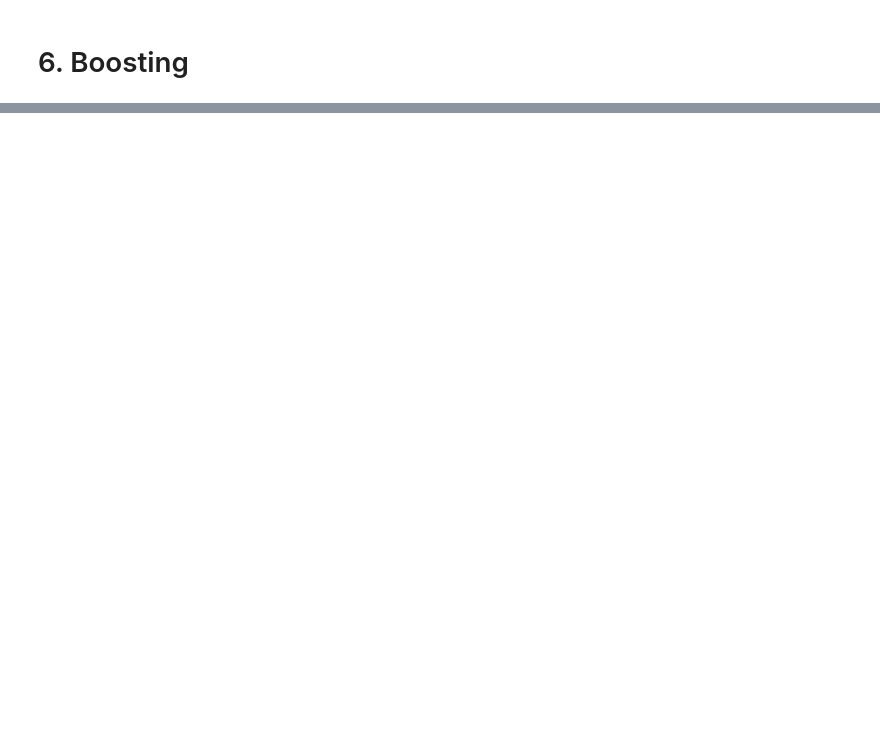
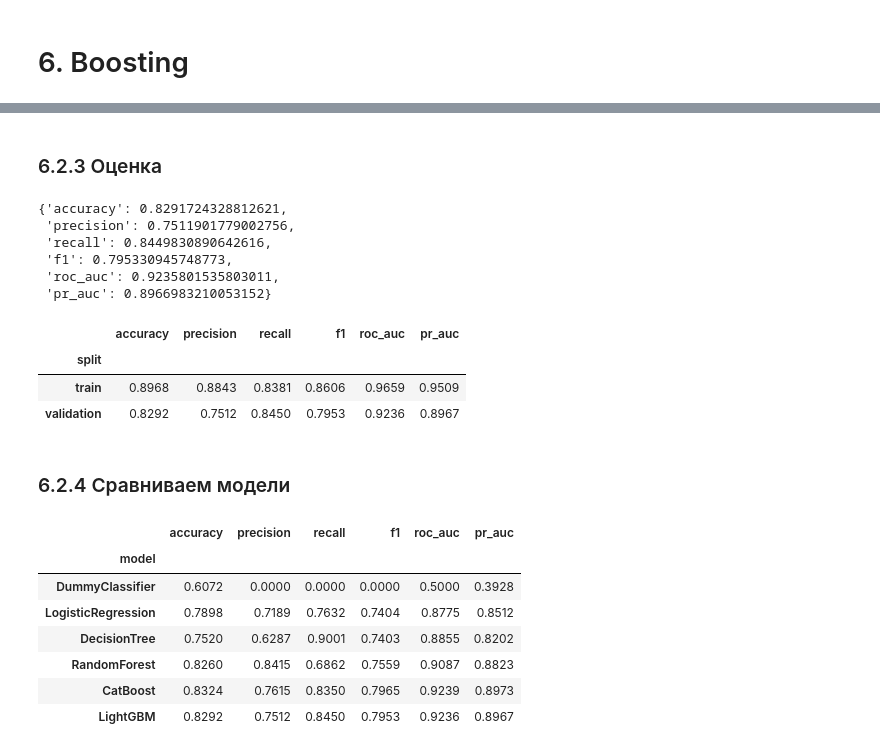
Before and after one commit to novaeKH/hotel-cancellation-ml, a Jupyter notebook: notebooks/05_models.ipynb, the cells around one changed output, grey strips where cells are left out. Drawn from its saved outputs; the diff is of its cells as text; code cells hidden in the pictures; blank space fills up the shorter version.

```diff
--- a/notebooks/05_models.ipynb
+++ b/notebooks/05_models.ipynb
@@ -18,0 +402,3 @@
+# %%
+X_train_cb = X_train.copy()
+X_val_cb = X_val.copy()
@@ -18,0 +565,22 @@
+# %%
+import lightgbm as lgb
+from lightgbm import LGBMClassifier
+
+lightgbm_model = LGBMClassifier(
+    n_estimators=2000,
+    learning_rate=0.05,
+    num_leaves=31,
+    random_state=42,
+    n_jobs=-1
+)
+# %%
+lightgbm_model.fit(
+    X_train_enc,
+    y_train,
+    eval_set=[(X_val_enc, y_val)],
+    eval_metric="auc",
+    callbacks=[
+        lgb.early_stopping(100),
+        lgb.log_evaluation(100)
+    ]
+)
@@ -18,0 +604,55 @@
+# %% [markdown]
+### 6.2.3 Оценка
+# %%
+lightgbm_results = evaluate_model(
+    lightgbm_model,
+    X_val_enc,
+    y_val
+)
+
+lightgbm_results
+# %% [output]
+{'accuracy': 0.8291724328812621,
+ 'precision': 0.7511901779002756,
+ 'recall': 0.8449830890642616,
+ 'f1': 0.795330945748773,
+ 'roc_auc': 0.9235801535803011,
+ 'pr_auc': 0.8966983210053152}
+# %%
+lightgbm_train_results = evaluate_model(
+    lightgbm_model,
+    X_train_enc,
+    y_train
+)
+
+pd.DataFrame([
+    {"split": "train", **lightgbm_train_results},
+    {"split": "validation", **lightgbm_results}
+]).set_index("split").round(4)
+# %% [output]
+|  | accuracy | precision | recall | f1 | roc_auc | pr_auc |
+| split |  |  |  |  |  |  |
+| train | 0.8968 | 0.8843 | 0.8381 | 0.8606 | 0.9659 | 0.9509 |
+| validation | 0.8292 | 0.7512 | 0.8450 | 0.7953 | 0.9236 | 0.8967 |
+# %% [markdown]
+### 6.2.4 Сравниваем модели
+# %%
+results = pd.DataFrame([
+    {"model": "DummyClassifier", **dummy_results},
+    {"model": "LogisticRegression", **logreg_results},
+    {"model": "DecisionTree", **tree_val_results},
+    {"model": "RandomForest", **rf_results},
+    {"model": "CatBoost", **catboost_results},
+    {"model": "LightGBM", **lightgbm_results}
+])
+
+results.set_index("model").round(4)
+# %% [output]
+|  | accuracy | precision | recall | f1 | roc_auc | pr_auc |
+| model |  |  |  |  |  |  |
+| DummyClassifier | 0.6072 | 0.0000 | 0.0000 | 0.0000 | 0.5000 | 0.3928 |
+| LogisticRegression | 0.7898 | 0.7189 | 0.7632 | 0.7404 | 0.8775 | 0.8512 |
+| DecisionTree | 0.7520 | 0.6287 | 0.9001 | 0.7403 | 0.8855 | 0.8202 |
+| RandomForest | 0.8260 | 0.8415 | 0.6862 | 0.7559 | 0.9087 | 0.8823 |
+| CatBoost | 0.8324 | 0.7615 | 0.8350 | 0.7965 | 0.9239 | 0.8973 |
+| LightGBM | 0.8292 | 0.7512 | 0.8450 | 0.7953 | 0.9236 | 0.8967 |
```
Also changed, not shown: parts of 65 cells of this notebook, 8 other files.
